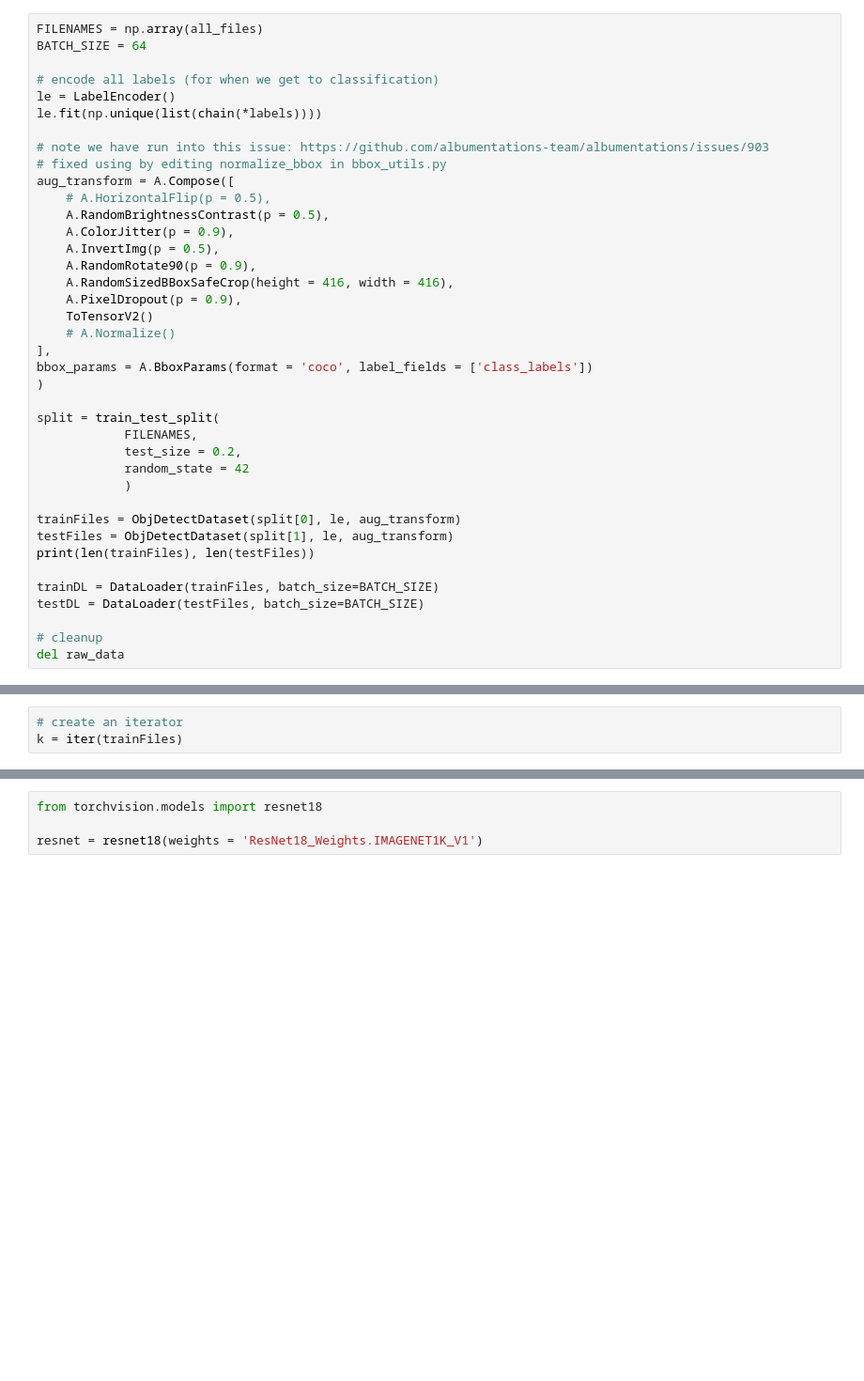
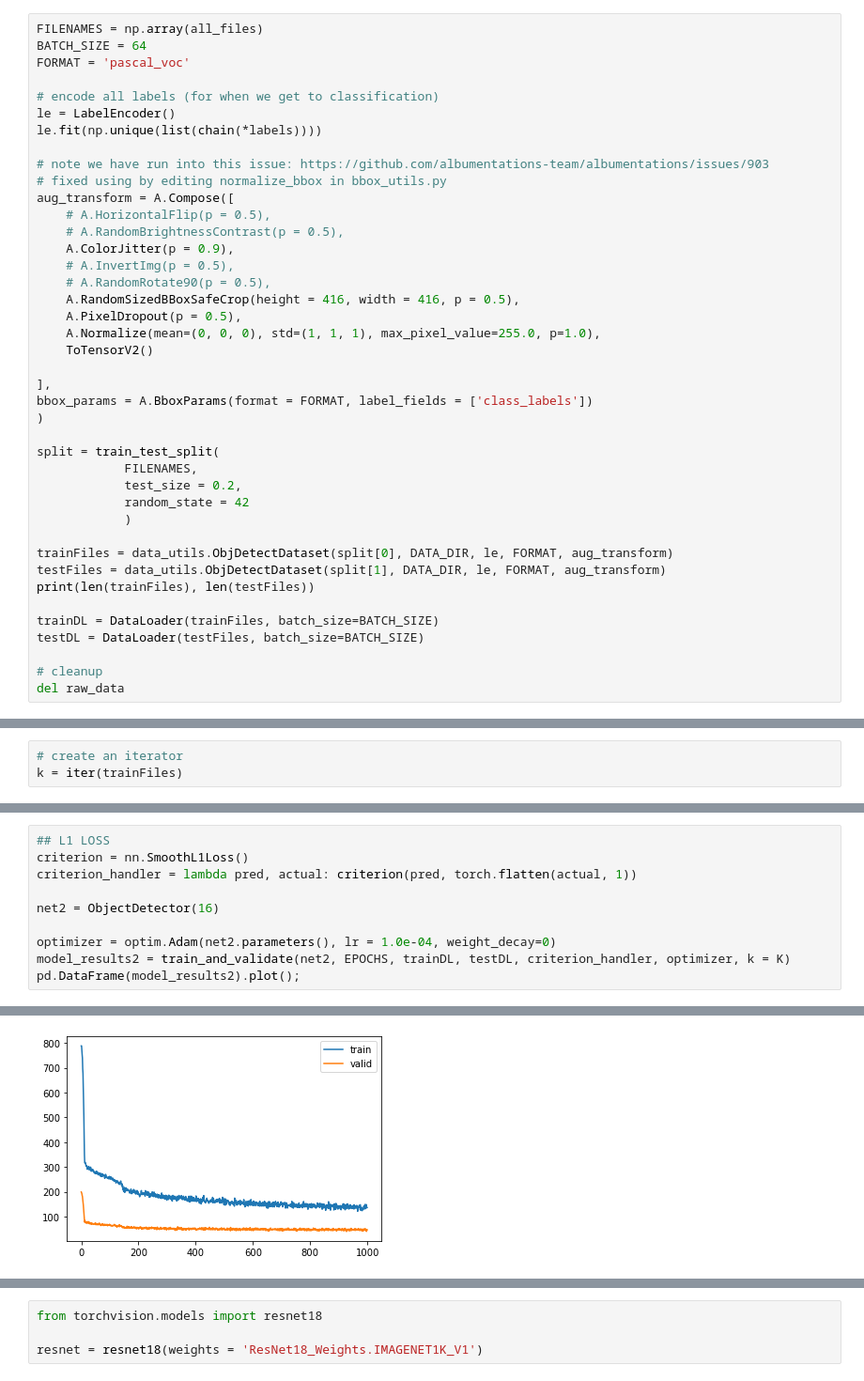
Before and after one commit to gdubbs100/boggle_player, a Jupyter notebook: boggle_training.ipynb, the cells around one changed output, grey strips where cells are left out. Shown at 94% size. Saved outputs shown, nothing was run; the diff lists cells and outputs as text; blank space fills up the shorter version.

```diff
--- a/boggle_training.ipynb
+++ b/boggle_training.ipynb
@@ -218,6 +74,7 @@ for key, obs in raw_data.items():
 # %%
 FILENAMES = np.array(all_files)
 BATCH_SIZE = 64
+FORMAT = 'pascal_voc'
 
 # encode all labels (for when we get to classification)
 le = LabelEncoder()
@@ -227,16 +84,17 @@ le.fit(np.unique(list(chain(*labels))))
 # fixed using by editing normalize_bbox in bbox_utils.py
 aug_transform = A.Compose([
     # A.HorizontalFlip(p = 0.5),
-    A.RandomBrightnessContrast(p = 0.5),
+    # A.RandomBrightnessContrast(p = 0.5),
     A.ColorJitter(p = 0.9),
-    A.InvertImg(p = 0.5),
-    A.RandomRotate90(p = 0.9),
-    A.RandomSizedBBoxSafeCrop(height = 416, width = 416),
-    A.PixelDropout(p = 0.9),
+    # A.InvertImg(p = 0.5),
+    # A.RandomRotate90(p = 0.5),
+    A.RandomSizedBBoxSafeCrop(height = 416, width = 416, p = 0.5),
+    A.PixelDropout(p = 0.5),
+    A.Normalize(mean=(0, 0, 0), std=(1, 1, 1), max_pixel_value=255.0, p=1.0),
     ToTensorV2()
-    # A.Normalize()
+
 ],
-bbox_params = A.BboxParams(format = 'coco', label_fields = ['class_labels'])
+bbox_params = A.BboxParams(format = FORMAT, label_fields = ['class_labels'])
 )
 
 split = train_test_split(
@@ -245,8 +103,8 @@ split = train_test_split(
             random_state = 42
             )
 
-trainFiles = ObjDetectDataset(split[0], le, aug_transform)
-testFiles = ObjDetectDataset(split[1], le, aug_transform)
+trainFiles = data_utils.ObjDetectDataset(split[0], DATA_DIR, le, FORMAT, aug_transform)
+testFiles = data_utils.ObjDetectDataset(split[1], DATA_DIR, le, FORMAT, aug_transform)
 print(len(trainFiles), len(testFiles))
 
 trainDL = DataLoader(trainFiles, batch_size=BATCH_SIZE)
@@ -451,0 +262,11 @@ validation loss: 20509.879
+# %%
+## L1 LOSS
+criterion = nn.SmoothL1Loss()
+criterion_handler = lambda pred, actual: criterion(pred, torch.flatten(actual, 1))
+
+net2 = ObjectDetector(16)
+
+optimizer = optim.Adam(net2.parameters(), lr = 1.0e-04, weight_decay=0)
+model_results2 = train_and_validate(net2, EPOCHS, trainDL, testDL, criterion_handler, optimizer, k = K)
+pd.DataFrame(model_results2).plot();
+# %% [output]
@@ -451,0 +290 @@ validation loss: 20509.879
+[figure, added]
```
Also changed, not shown: parts of 42 cells of this notebook, 4 other files.
